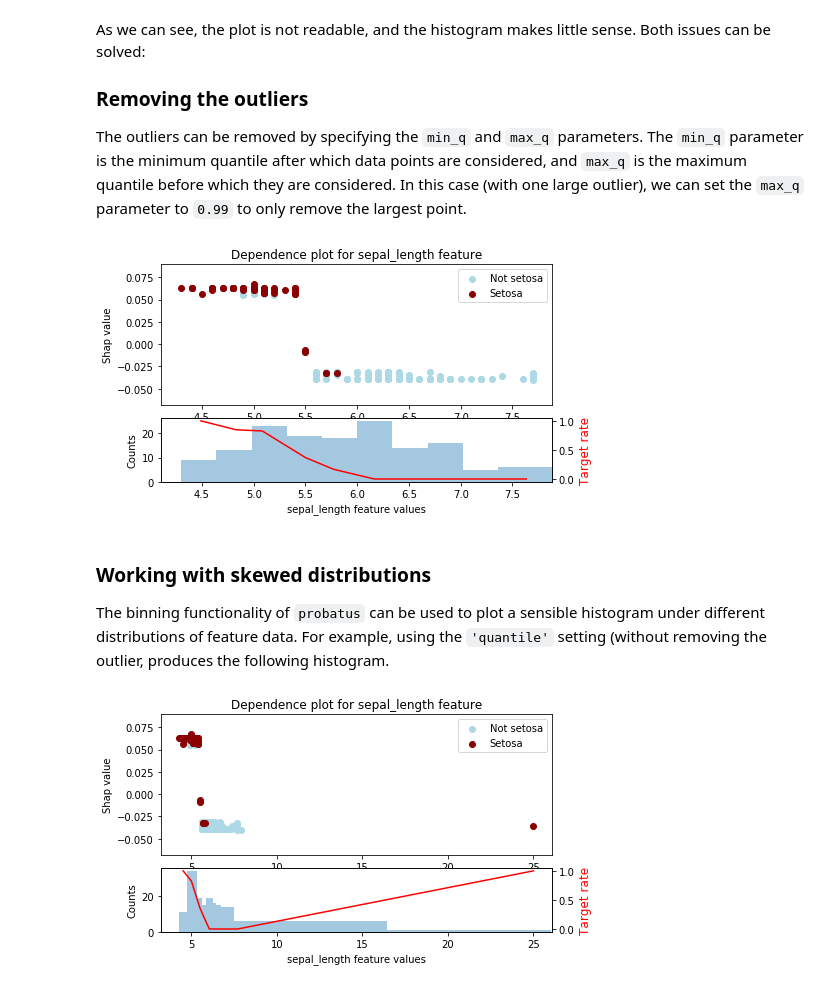
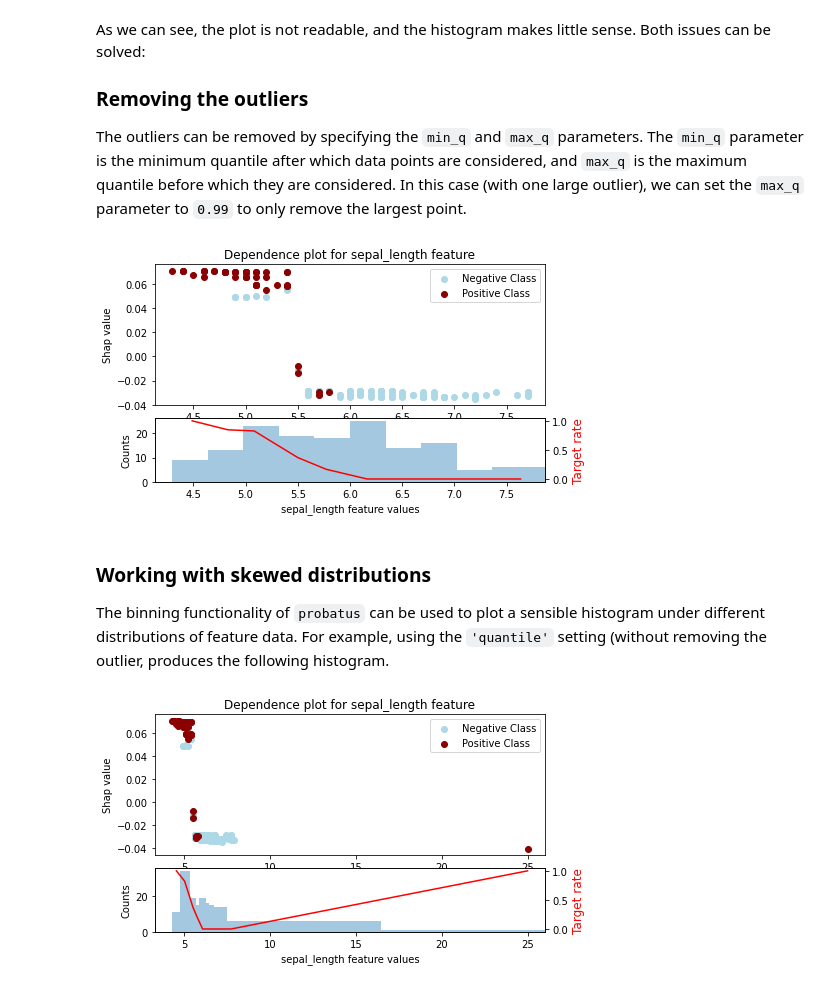
Before and after one commit to ing-bank/probatus, a Jupyter notebook: docs/tutorials/nb_shap_dependence.ipynb, the cells around one changed output. Drawn from its saved outputs; the diff is of its cells as text; code cells hidden in the pictures.

```diff
--- a/docs/tutorials/nb_shap_dependence.ipynb
+++ b/docs/tutorials/nb_shap_dependence.ipynb
@@ -80,13 +80,13 @@ As we can see, the plot is not readable, and the histogram makes little sense. B
 ### Removing the outliers
 The outliers can be removed by specifying the `min_q` and `max_q` parameters. The `min_q` parameter is the minimum quantile after which data points are considered, and `max_q` is the maximum quantile before which they are considered. In this case (with one large outlier), we can set the `max_q` parameter to `0.99` to only remove the largest point.
 # %%
-fig = tdp.plot(feature='sepal_length', figsize=(7, 4), max_q=0.99, target_names=target_names)
+fig = tdp.plot(feature='sepal_length', figsize=(7, 4), max_q=0.99)
 # %% [output]
-[figure, old version]
+[figure, new version]
 # %% [markdown]
 ### Working with skewed distributions
 The binning functionality of `probatus` can be used to plot a sensible histogram under different distributions of feature data. For example, using the `'quantile'` setting (without removing the outlier, produces the following histogram.
 # %%
-fig = tdp.plot(feature='sepal_length', figsize=(7, 4), type_binning='agglomerative', target_names=target_names)
+fig = tdp.plot(feature='sepal_length', figsize=(7, 4), type_binning='agglomerative')
 # %% [output]
-[figure, old version]
+[figure, new version]
```
Also changed, not shown: parts of 2 cells of this notebook, 6 other files.
